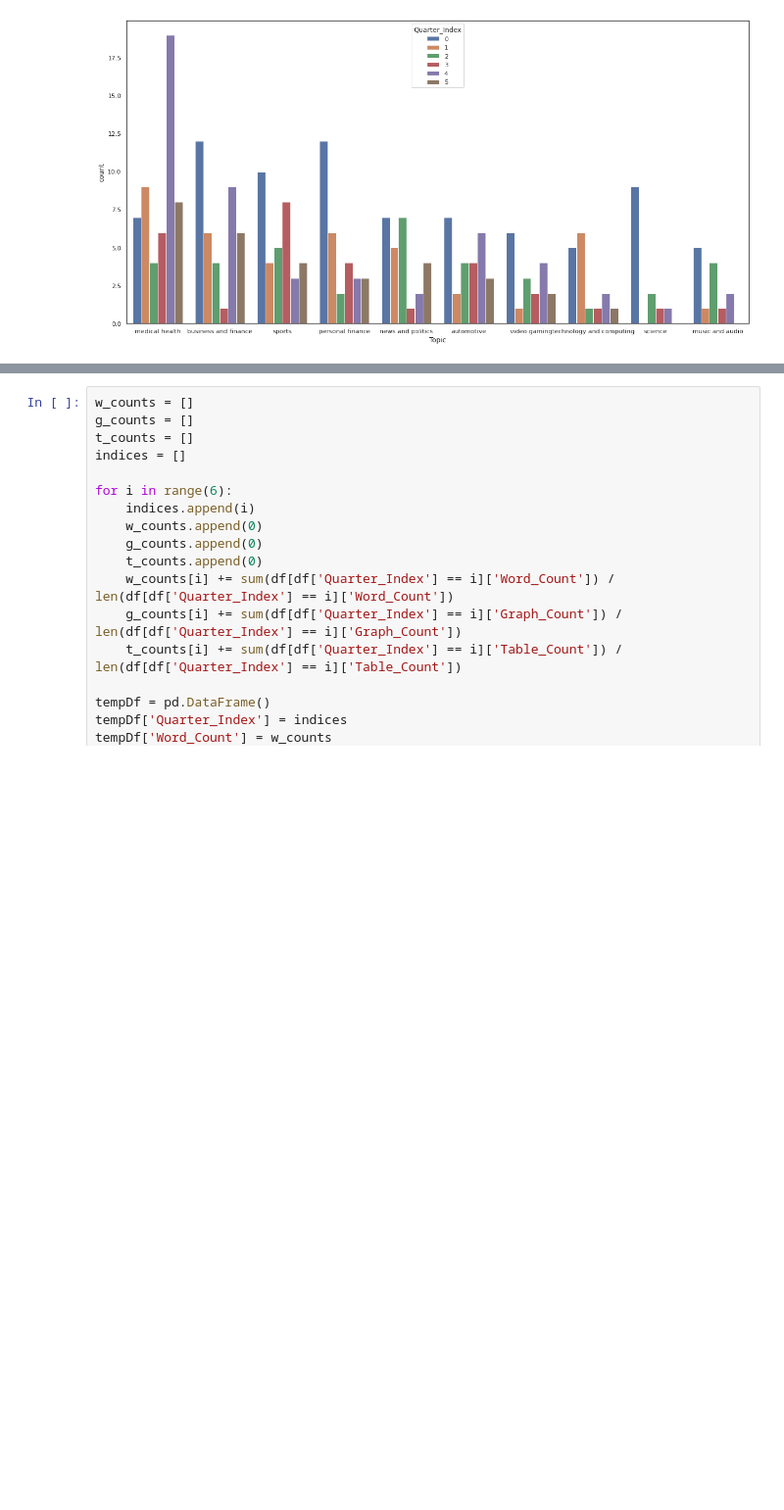
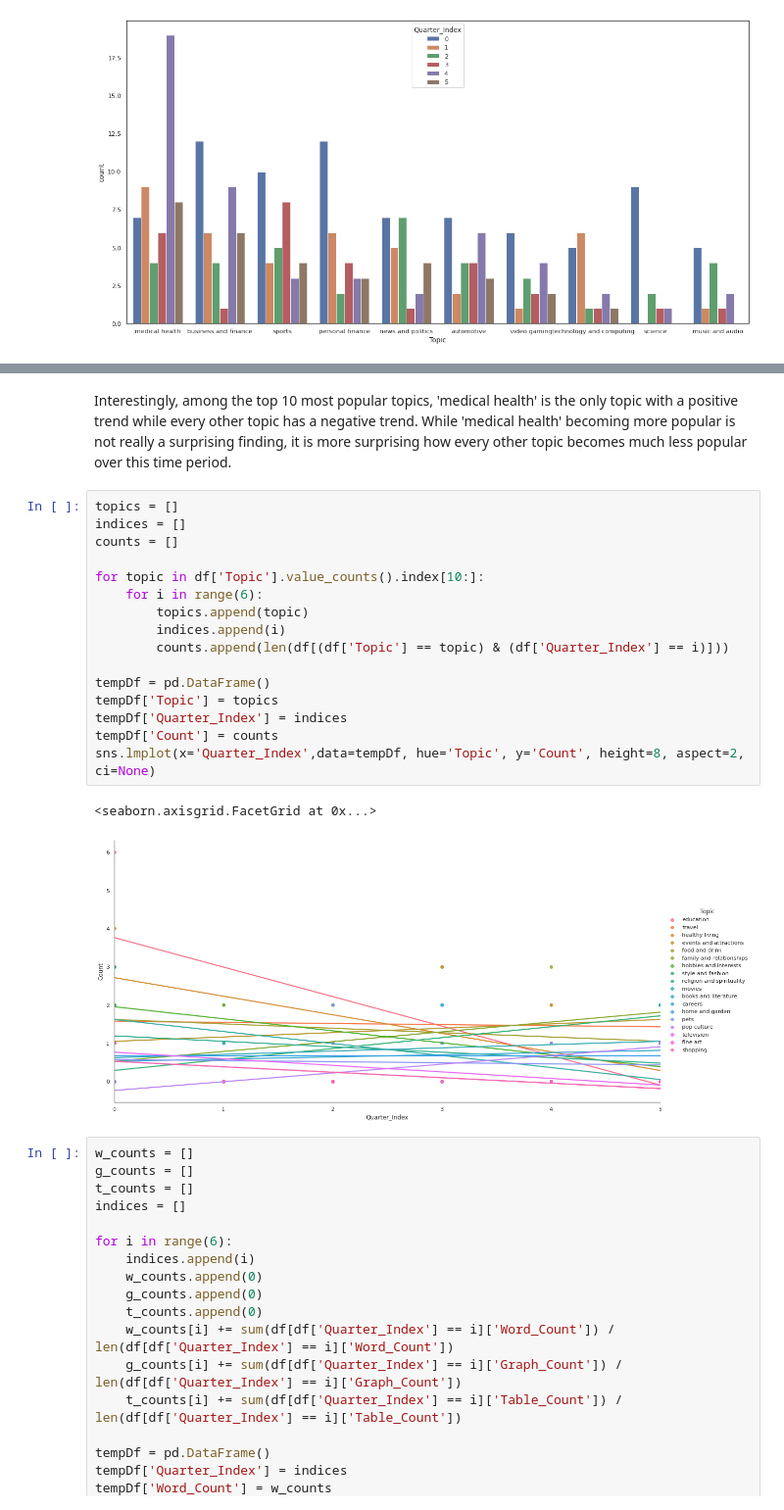
Before and after one commit to jchung01/COGS108-Project-Copy, a Jupyter notebook: FinalProjectGroup096-Fa21.ipynb, the cells around one changed output, grey strips where cells are left out. Shown at 98% size. Drawn from its saved outputs; the diff is of its cells as text; blank space fills up the shorter version.

```diff
--- a/FinalProjectGroup096-Fa21.ipynb
+++ b/FinalProjectGroup096-Fa21.ipynb
@@ -386,3 +392,24 @@ sns.lmplot(x='Quarter_Index',data=tempDf, hue='Topic', y='Count', height=8, aspe
+# %% [markdown]
+Interestingly, among the top 10 most popular topics, 'medical health' is the only topic with a positive trend while every other topic has a negative trend. While 'medical health' becoming more popular is not really a surprising finding, it is more surprising how every other topic becomes much less popular over this time period.
+# %%
+topics = []
+indices = []
+counts = []
+
+for topic in df['Topic'].value_counts().index[10:]:
+    for i in range(6):
+        topics.append(topic)
+        indices.append(i)
+        counts.append(len(df[(df['Topic'] == topic) & (df['Quarter_Index'] == i)]))
+
+tempDf = pd.DataFrame()
+tempDf['Topic'] = topics
+tempDf['Quarter_Index'] = indices
+tempDf['Count'] = counts
+sns.lmplot(x='Quarter_Index',data=tempDf, hue='Topic', y='Count', height=8, aspect=2, ci=None)
+# %% [output]
+<seaborn.axisgrid.FacetGrid at 0x...>
+[figure, added]
 # %%
 w_counts = []
 g_counts = []
```
Also changed, not shown: parts of 15 cells of this notebook.
